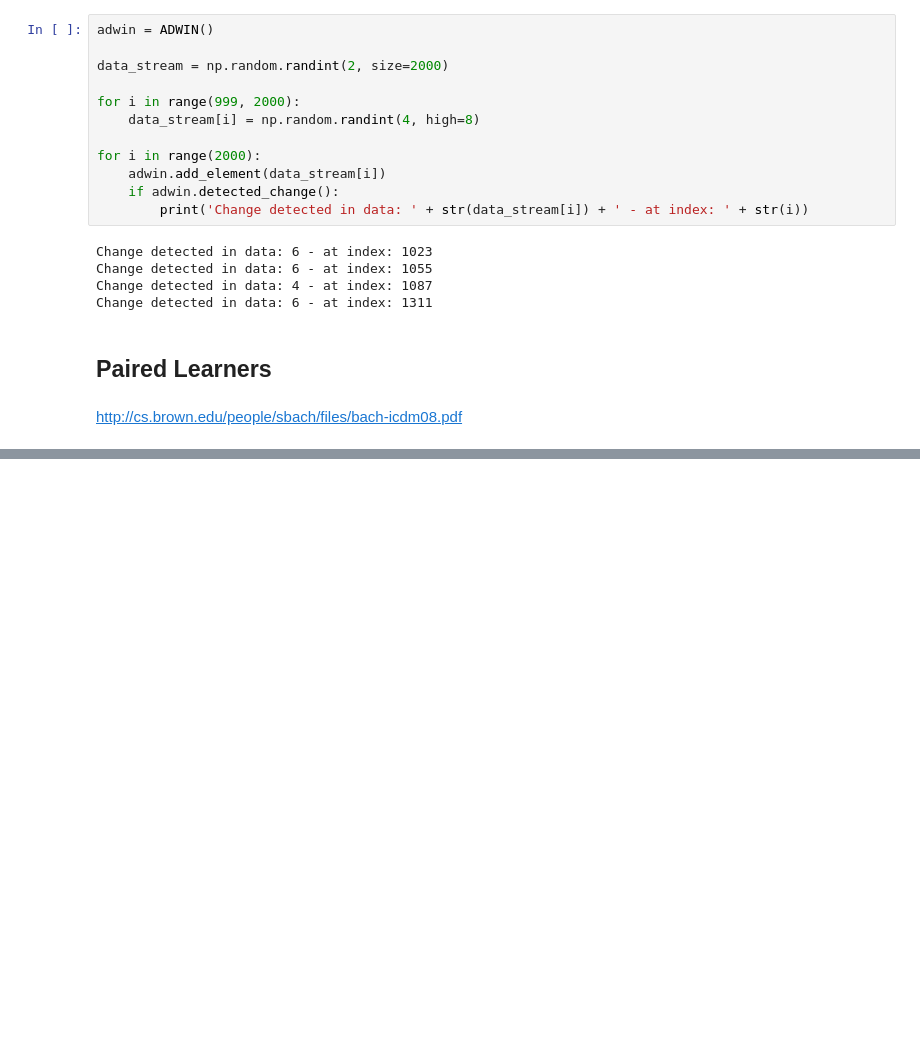
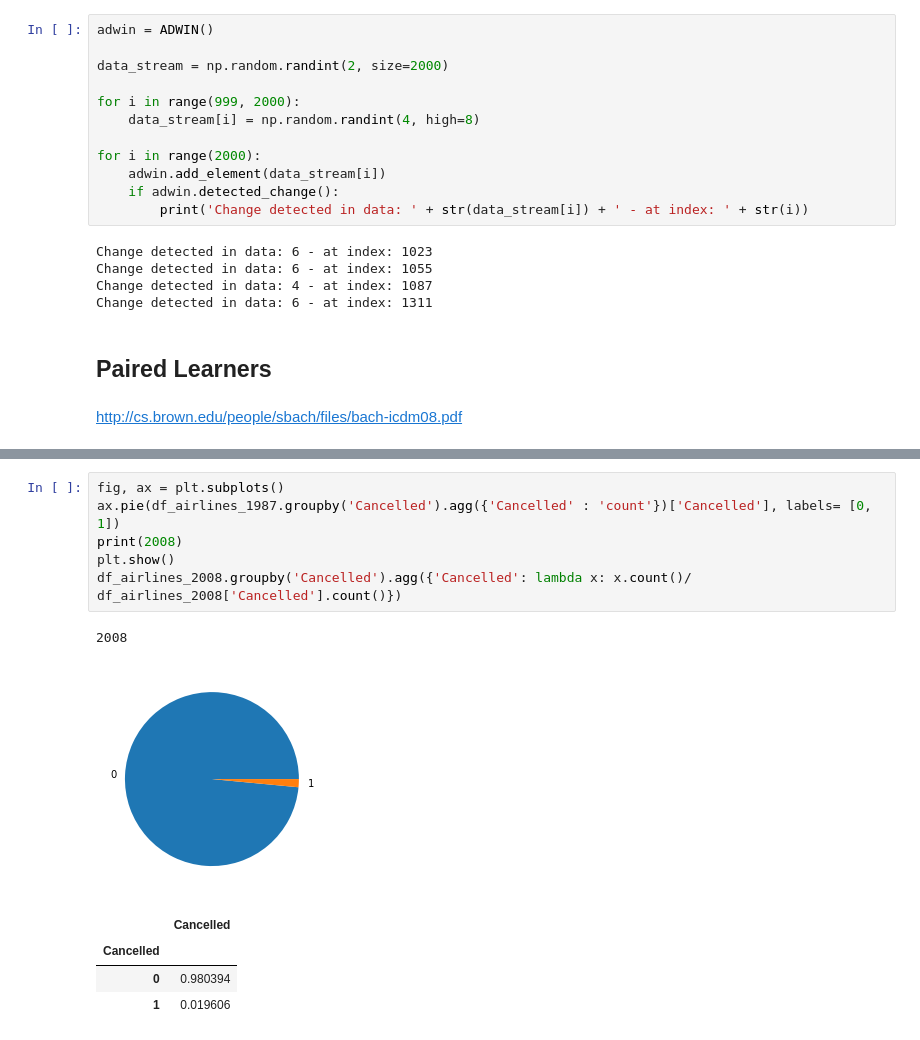
Before and after one commit to Dionidgy/ML, a Jupyter notebook: lifelong/lifelong.ipynb, the cells around one changed output, grey strips where cells are left out. Drawn from its saved outputs; the diff is of its cells as text; blank space fills up the shorter version.

```diff
--- a/lifelong/lifelong.ipynb
+++ b/lifelong/lifelong.ipynb
@@ -159,0 +245,13 @@ http://cs.brown.edu/people/sbach/files/bach-icdm08.pdf
+# %%
+fig, ax = plt.subplots()
+ax.pie(df_airlines_1987.groupby('Cancelled').agg({'Cancelled' : 'count'})['Cancelled'], labels= [0, 1])
+print(2008)
+plt.show()
+df_airlines_2008.groupby('Cancelled').agg({'Cancelled': lambda x: x.count()/ df_airlines_2008['Cancelled'].count()})
+# %% [output]
+2008
+[figure, added]
+|  | Cancelled |
+| Cancelled |  |
+| 0 | 0.980394 |
+| 1 | 0.019606 |
```
Also changed, not shown: parts of 12 cells of this notebook.
